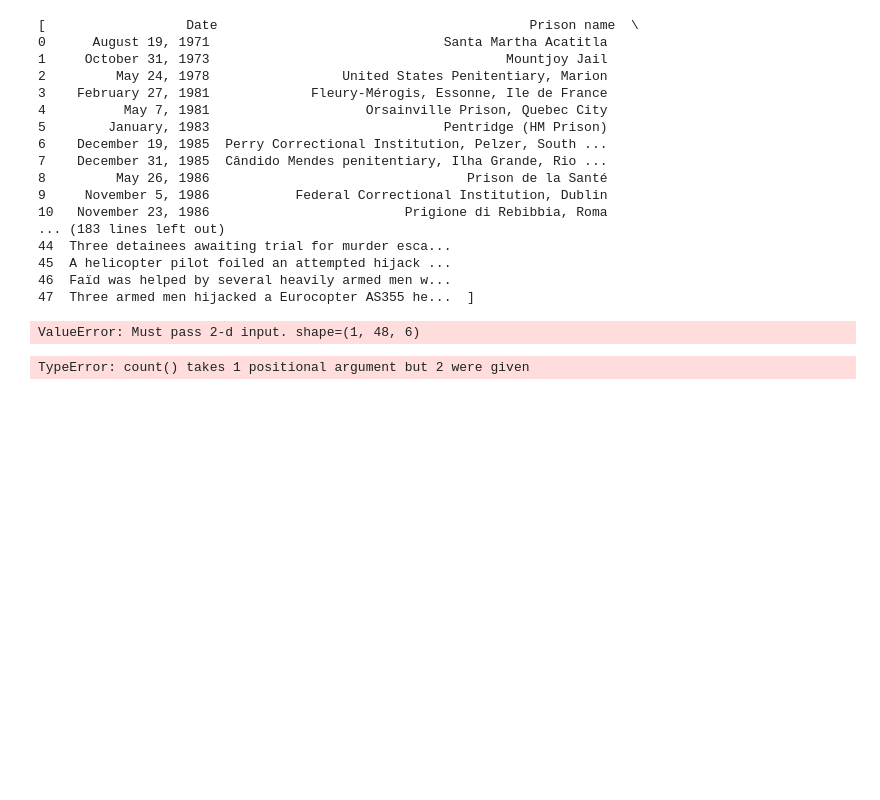
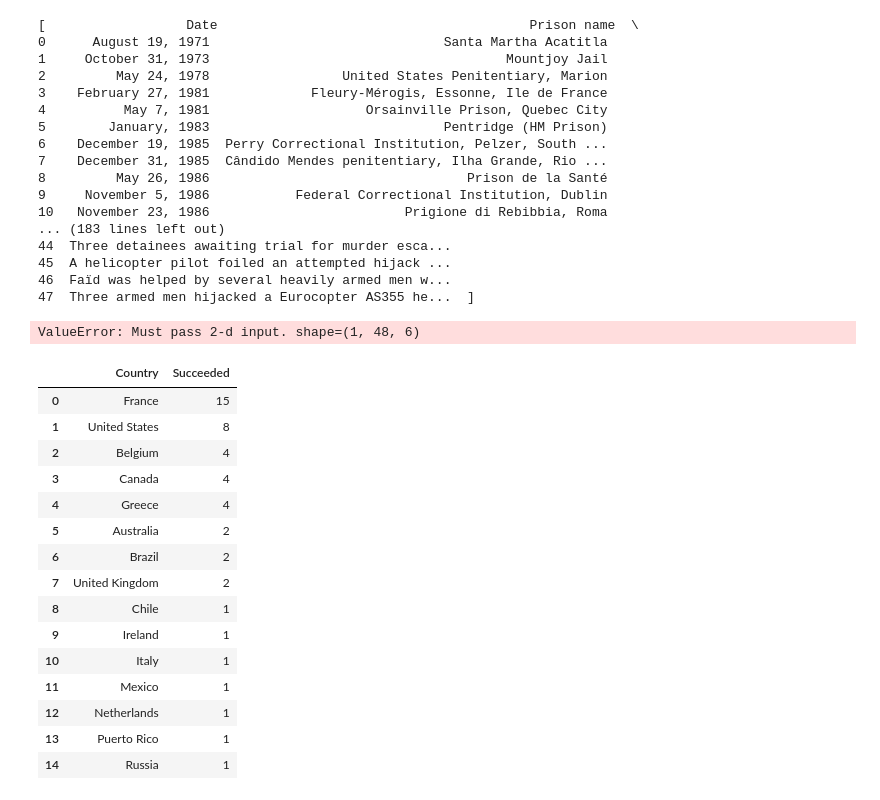
Before and after one commit to scarletjulia/prison_break_project, a Jupyter notebook: Projeto_Prison_Break.ipynb, the cells around one changed output. Drawn from its saved outputs; the diff is of its cells as text; code cells hidden in the pictures; blank space fills up the shorter version.

```diff
--- a/Projeto_Prison_Break.ipynb
+++ b/Projeto_Prison_Break.ipynb
@@ -420,12 +420,27 @@ print(dados)
 45  A helicopter pilot foiled an attempted hijack ...
 46  Faïd was helped by several heavily armed men w...
 47  Three armed men hijacked a Eurocopter AS355 he...  ]
-# %%
-dados_2 = pd.DataFrame(dados)
-# %% [output]
-ValueError: Must pass 2-d input. shape=(1, 48, 6)
-# %%
-dados_2 = pd.DataFrame(dados[0])
-dados_2[['Country', 'Succeeded']].groupby('Country').count('Succeeded').count()
-# %% [output]
-TypeError: count() takes 1 positional argument but 2 were given
+# %%
+dados_2 = pd.DataFrame(dados)
+# %% [output]
+ValueError: Must pass 2-d input. shape=(1, 48, 6)
+# %%
+dados_2 = pd.DataFrame(dados[0])
+dados_2[['Country', 'Succeeded']].groupby('Country').count()[['Succeeded']].sort_values('Succeeded', ascending=False).reset_index()
+# %% [output]
+|  | Country | Succeeded |
+| 0 | France | 15 |
+| 1 | United States | 8 |
+| 2 | Belgium | 4 |
+| 3 | Canada | 4 |
+| 4 | Greece | 4 |
+| 5 | Australia | 2 |
+| 6 | Brazil | 2 |
+| 7 | United Kingdom | 2 |
+| 8 | Chile | 1 |
+| 9 | Ireland | 1 |
+| 10 | Italy | 1 |
+| 11 | Mexico | 1 |
+| 12 | Netherlands | 1 |
+| 13 | Puerto Rico | 1 |
+| 14 | Russia | 1 |
```
Also changed, not shown: parts of 2 cells of this notebook.
